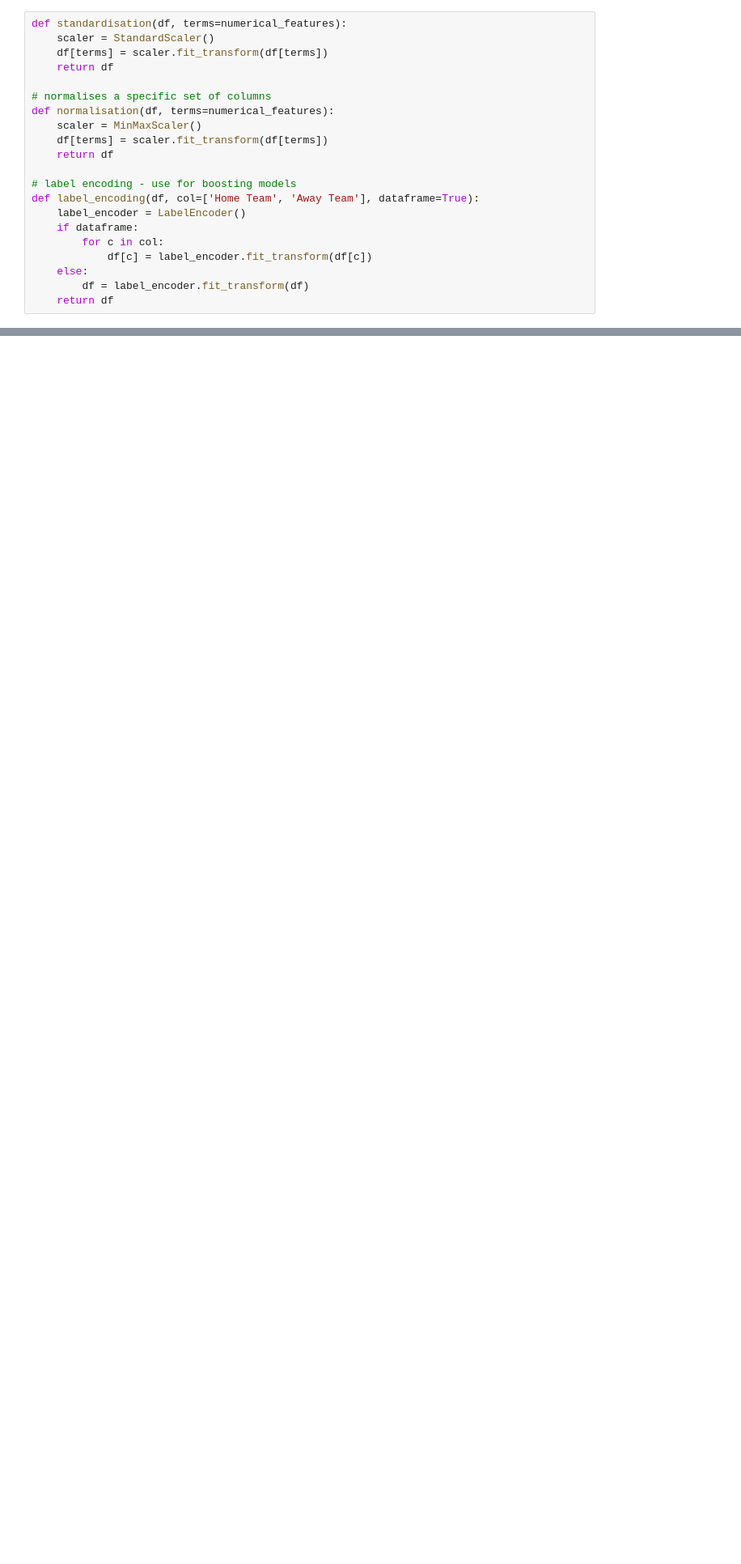
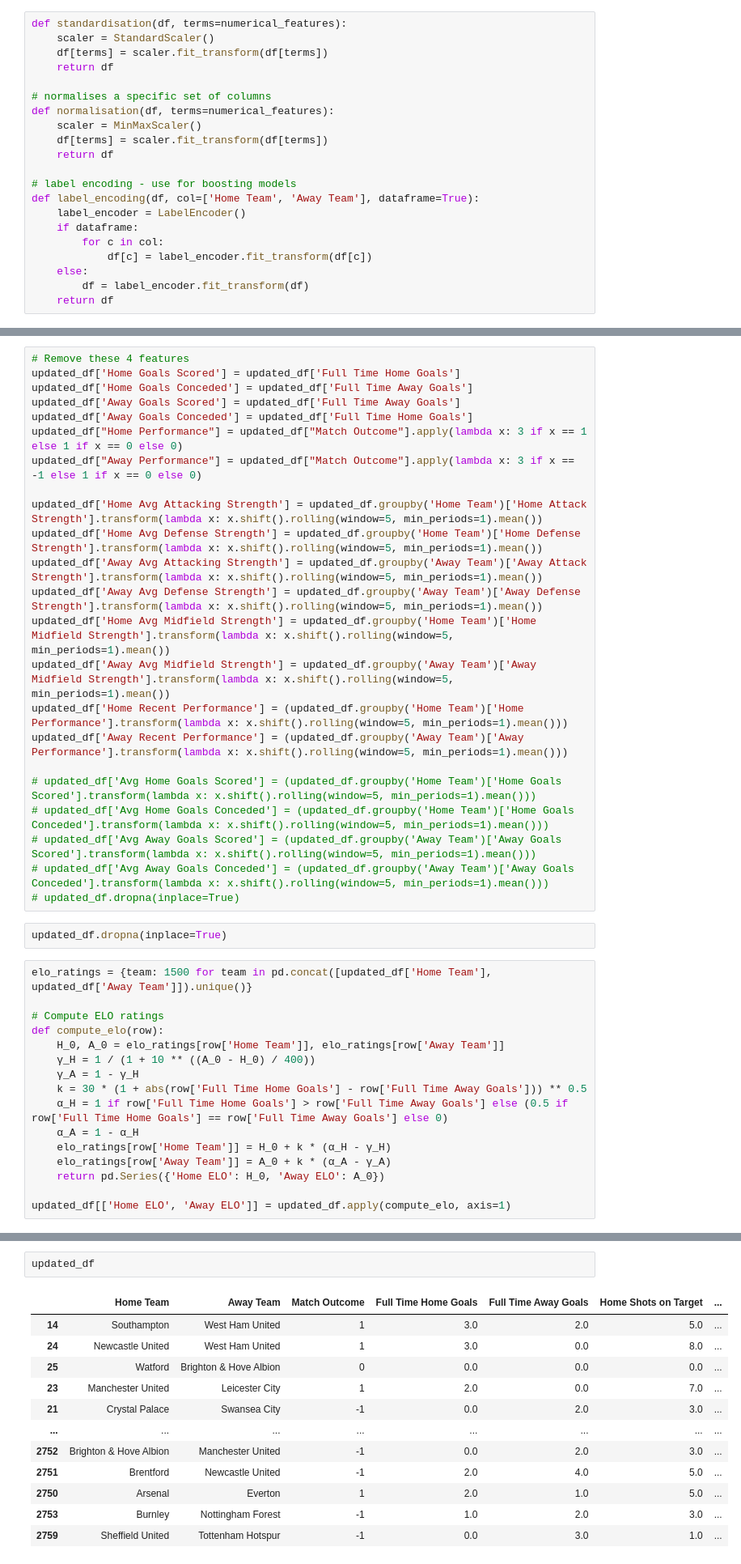
Before and after one commit to urasil/football-prediction, a Jupyter notebook: elo_ratings.ipynb, the cells around one changed output, grey strips where cells are left out. Shown: that part at 81% size. Cells and saved outputs as stored; diff of their text form; blank space fills up the shorter version.

Commit message:
elo ratings complete

```diff
--- a/elo_ratings.ipynb
+++ b/elo_ratings.ipynb
@@ -168,0 +350,41 @@ def label_encoding(df, col=['Home Team', 'Away Team'], dataframe=True):
+# %%
+# Remove these 4 features
+updated_df['Home Goals Scored'] = updated_df['Full Time Home Goals']
+updated_df['Home Goals Conceded'] = updated_df['Full Time Away Goals']
+updated_df['Away Goals Scored'] = updated_df['Full Time Away Goals']
+updated_df['Away Goals Conceded'] = updated_df['Full Time Home Goals']
+updated_df["Home Performance"] = updated_df["Match Outcome"].apply(lambda x: 3 if x == 1 else 1 if x == 0 else 0)
+updated_df["Away Performance"] = updated_df["Match Outcome"].apply(lambda x: 3 if x == -1 else 1 if x == 0 else 0)
+
+updated_df['Home Avg Attacking Strength'] = updated_df.groupby('Home Team')['Home Attack Strength'].transform(lambda x: x.shift().rolling(window=5, min_periods=1).mean())
+updated_df['Home Avg Defense Strength'] = updated_df.groupby('Home Team')['Home Defense Strength'].transform(lambda x: x.shift().rolling(window=5, min_periods=1).mean())
+updated_df['Away Avg Attacking Strength'] = updated_df.groupby('Away Team')['Away Attack Strength'].transform(lambda x: x.shift().rolling(window=5, min_periods=1).mean())
+updated_df['Away Avg Defense Strength'] = updated_df.groupby('Away Team')['Away Defense Strength'].transform(lambda x: x.shift().rolling(window=5, min_periods=1).mean())
+updated_df['Home Avg Midfield Strength'] = updated_df.groupby('Home Team')['Home Midfield Strength'].transform(lambda x: x.shift().rolling(window=5, min_periods=1).mean())
+updated_df['Away Avg Midfield Strength'] = updated_df.groupby('Away Team')['Away Midfield Strength'].transform(lambda x: x.shift().rolling(window=5, min_periods=1).mean())
+updated_df['Home Recent Performance'] = (updated_df.groupby('Home Team')['Home Performance'].transform(lambda x: x.shift().rolling(window=5, min_periods=1).mean()))
+updated_df['Away Recent Performance'] = (updated_df.groupby('Away Team')['Away Performance'].transform(lambda x: x.shift().rolling(window=5, min_periods=1).mean()))
+
+# updated_df['Avg Home Goals Scored'] = (updated_df.groupby('Home Team')['Home Goals Scored'].transform(lambda x: x.shift().rolling(window=5, min_periods=1).mean()))
+# updated_df['Avg Home Goals Conceded'] = (updated_df.groupby('Home Team')['Home Goals Conceded'].transform(lambda x: x.shift().rolling(window=5, min_periods=1).mean()))
+# updated_df['Avg Away Goals Scored'] = (updated_df.groupby('Away Team')['Away Goals Scored'].transform(lambda x: x.shift().rolling(window=5, min_periods=1).mean()))
+# updated_df['Avg Away Goals Conceded'] = (updated_df.groupby('Away Team')['Away Goals Conceded'].transform(lambda x: x.shift().rolling(window=5, min_periods=1).mean()))
+# updated_df.dropna(inplace=True)
+# %%
+updated_df.dropna(inplace=True)
+# %%
+elo_ratings = {team: 1500 for team in pd.concat([updated_df['Home Team'], updated_df['Away Team']]).unique()}
+
+# Compute ELO ratings
+def compute_elo(row):
+    H_0, A_0 = elo_ratings[row['Home Team']], elo_ratings[row['Away Team']]
+    γ_H = 1 / (1 + 10 ** ((A_0 - H_0) / 400))
+    γ_A = 1 - γ_H
+    k = 30 * (1 + abs(row['Full Time Home Goals'] - row['Full Time Away Goals'])) ** 0.5
+    α_H = 1 if row['Full Time Home Goals'] > row['Full Time Away Goals'] else (0.5 if row['Full Time Home Goals'] == row['Full Time Away Goals'] else 0)
+    α_A = 1 - α_H
+    elo_ratings[row['Home Team']] = H_0 + k * (α_H - γ_H)
+    elo_ratings[row['Away Team']] = A_0 + k * (α_A - γ_A)
+    return pd.Series({'Home ELO': H_0, 'Away ELO': A_0})
+
+updated_df[['Home ELO', 'Away ELO']] = updated_df.apply(compute_elo, axis=1)
@@ -168,0 +403,15 @@ def label_encoding(df, col=['Home Team', 'Away Team'], dataframe=True):
+# %%
+updated_df
+# %% [output]
+|  | Home Team | Away Team | Match Outcome | Full Time Home Goals | Full Time Away Goals | Home Shots on Target | ... |
+| 14 | Southampton | West Ham United | 1 | 3.0 | 2.0 | 5.0 | ... |
+| 24 | Newcastle United | West Ham United | 1 | 3.0 | 0.0 | 8.0 | ... |
+| 25 | Watford | Brighton & Hove Albion | 0 | 0.0 | 0.0 | 0.0 | ... |
+| 23 | Manchester United | Leicester City | 1 | 2.0 | 0.0 | 7.0 | ... |
+| 21 | Crystal Palace | Swansea City | -1 | 0.0 | 2.0 | 3.0 | ... |
+| ... | ... | ... | ... | ... | ... | ... | ... |
+| 2752 | Brighton & Hove Albion | Manchester United | -1 | 0.0 | 2.0 | 3.0 | ... |
+| 2751 | Brentford | Newcastle United | -1 | 2.0 | 4.0 | 5.0 | ... |
+| 2750 | Arsenal | Everton | 1 | 2.0 | 1.0 | 5.0 | ... |
+| 2753 | Burnley | Nottingham Forest | -1 | 1.0 | 2.0 | 3.0 | ... |
+| 2759 | Sheffield United | Tottenham Hotspur | -1 | 0.0 | 3.0 | 1.0 | ... |
```
Also changed, not shown: parts of 8 cells of this notebook.
